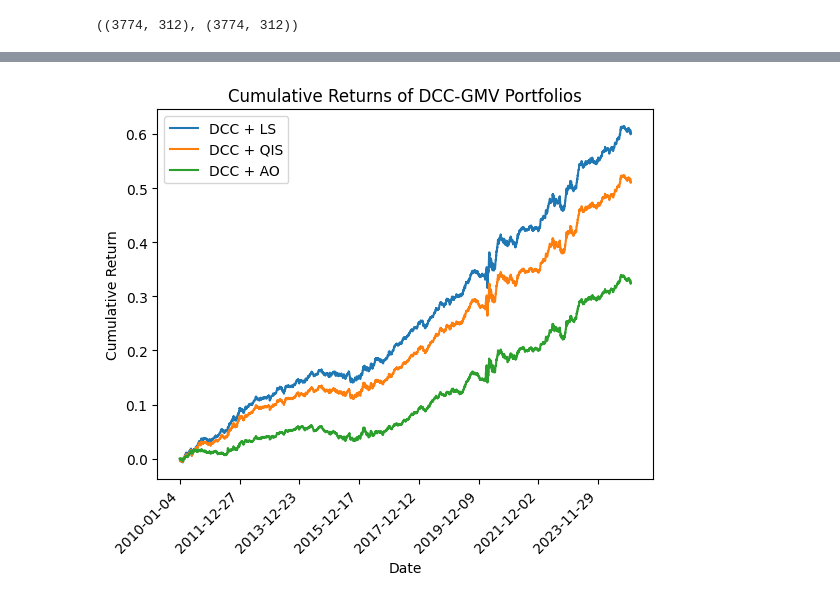
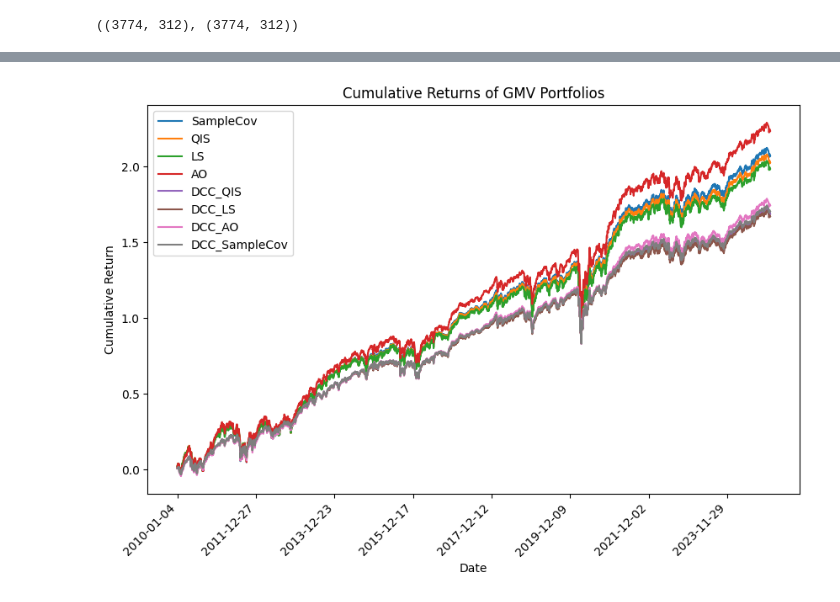
Before and after one commit to lshlshlsh666/CovEstimate, a Jupyter notebook: main.ipynb, the cells around one changed output, grey strips where cells are left out. Drawn from its saved outputs; the diff is of its cells as text; code cells hidden in the pictures.

```diff
--- a/main.ipynb
+++ b/main.ipynb
@@ -49,3 +53,6 @@ C_ao_100 = AO(train.values, vol60.reindex_like(train).values,
+# %%
+sample_cov = SampleCov(train.values, vol60.reindex_like(train).values)
+C_sample = sample_cov.estimate()
 # %%
 vol_test = vol60.reindex(test.index)
 vol_test = vol_test.dropna()
@@ -63,22 +70,18 @@ import pandas as pd
 from tqdm import tqdm
 
 
-def run_dcc_gmv_backtest(
-    C_prior: np.ndarray,
+def run_gmv_backtest(
+    estimator,
     returns_df: pd.DataFrame,
     vol_df: pd.DataFrame,
-    alpha: float = 0.01,
-    beta: float = 0.98,
     ridge: float = 1e-6,
     annualization: int = 252,
     long_only: bool = False,
 ):
     """Run a DCC one-step update backtest and return GMV performance stats."""
     clean_returns = returns_df.fillna(0.0)
-    estimator = DCCEstimator(C_prior, clean_returns.values, vol_df.values, alpha=alpha, beta=beta)
-    estimator.reset()
 
-    n_assets = C_prior.shape[0]
+    n_assets = clean_returns.shape[1]
     portfolio_returns: list[float] = []
     turnover_series: list[float] = []
     gross_leverage_series: list[float] = []
@@ -87,10 +90,15 @@ def run_dcc_gmv_backtest(
     has_prev_weights = False
 
     for i, date in enumerate(tqdm(returns_df.index)):
-        estimator._step()
-        D_t = np.diag(estimator.D[i])
-        Sigma_t = D_t @ estimator.R_t @ D_t
-        Sigma_t = 0.5 * (Sigma_t + Sigma_t.T) + np.eye(n_assets) * ridge
+        if isinstance(estimator, DCCEstimator):
+            estimator._step()
+            D_t = np.diag(estimator.D[i])
+            Sigma_t = D_t @ estimator.R_t @ D_t
+            Sigma_t = 0.5 * (Sigma_t + Sigma_t.T) + np.eye(n_assets) * ridge
+
+        elif isinstance(estimator, np.ndarray):
+            Sigma_t = estimator
+
 
         returns_row = returns_df.iloc[i]
         available = returns_row.notna()
@@ -234,18 +237,24 @@ AO_100 & 0.000086 & 0.001334 & 1.022869 & 0.378452 & -0.031897 & 0.497708 & 5.48
 # %%
+import matplotlib.pyplot as plt
 
-gmv_returns_ls.cumsum().plot(label="DCC + LS")
-gmv_returns_qis.cumsum().plot(label="DCC + QIS")
-gmv_returns_ao.cumsum().plot(label="DCC + AO")
 
-import matplotlib.pyplot as plt
+fig, ax = plt.subplots(figsize=(10, 6))
+
+for name, result in run_results.items():
+    gmv_returns = result[0]
+    gmv_returns.cumsum().plot(label=name, ax=ax)
+
+
+
+
 plt.legend()
-plt.title("Cumulative Returns of DCC-GMV Portfolios")
+plt.title("Cumulative Returns of GMV Portfolios")
 plt.xlabel("Date")
 plt.ylabel("Cumulative Return")
 
 plt.xticks(rotation=45, ha="right")
 
 plt.show()
 # %% [output]
-[figure, old version]
+[figure, new version]
 # %%
```
Also changed, not shown: parts of 11 cells of this notebook, 3 other files.
